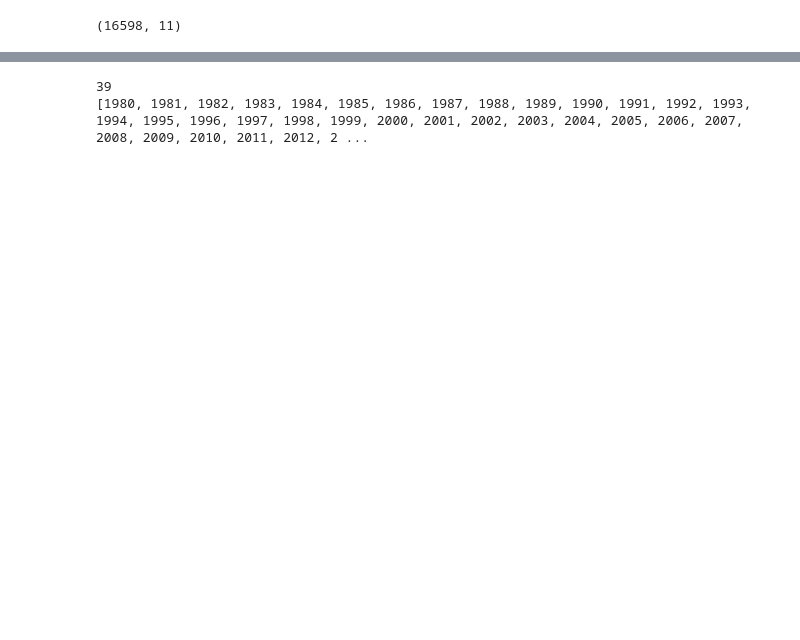
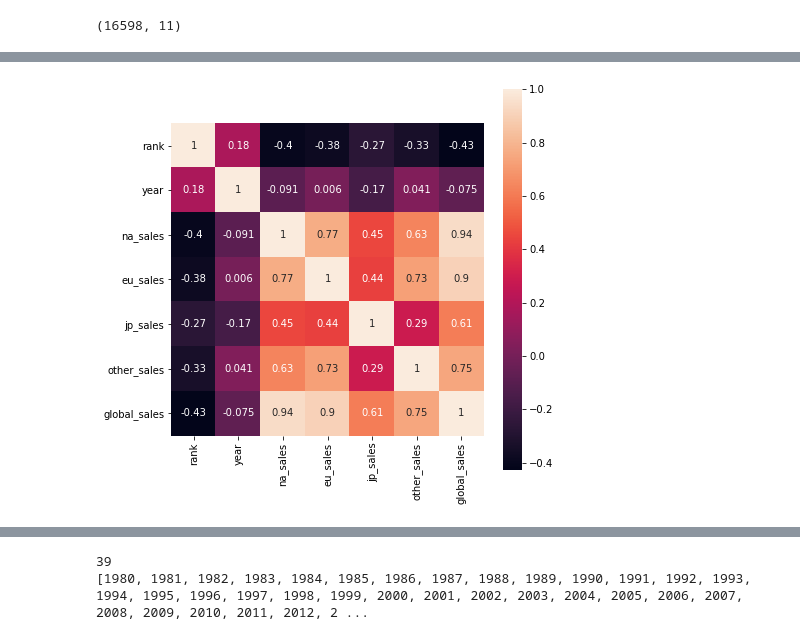
Before and after one commit to PromiSKhan/VideoGameSalesAnalytics, a Jupyter notebook: DSP-2-Assignment-5.ipynb, the cells around one changed output, grey strips where cells are left out. Drawn from its saved outputs; the diff is of its cells as text; code cells hidden in the pictures; blank space fills up the shorter version.

```diff
--- a/DSP-2-Assignment-5.ipynb
+++ b/DSP-2-Assignment-5.ipynb
@@ -291,0 +142,12 @@ dtype: int64
+# %%
+#plotting heatmap for correlation between numerical features
+plt.figure(figsize=(7,7))
+corr_sales = sales.corr()
+axis_corr = sns.heatmap(
+corr_sales,
+annot=True,
+square=True
+)
+plt.show()
+# %% [output]
+[figure, added]
```
Also changed, not shown: parts of 45 cells of this notebook.
